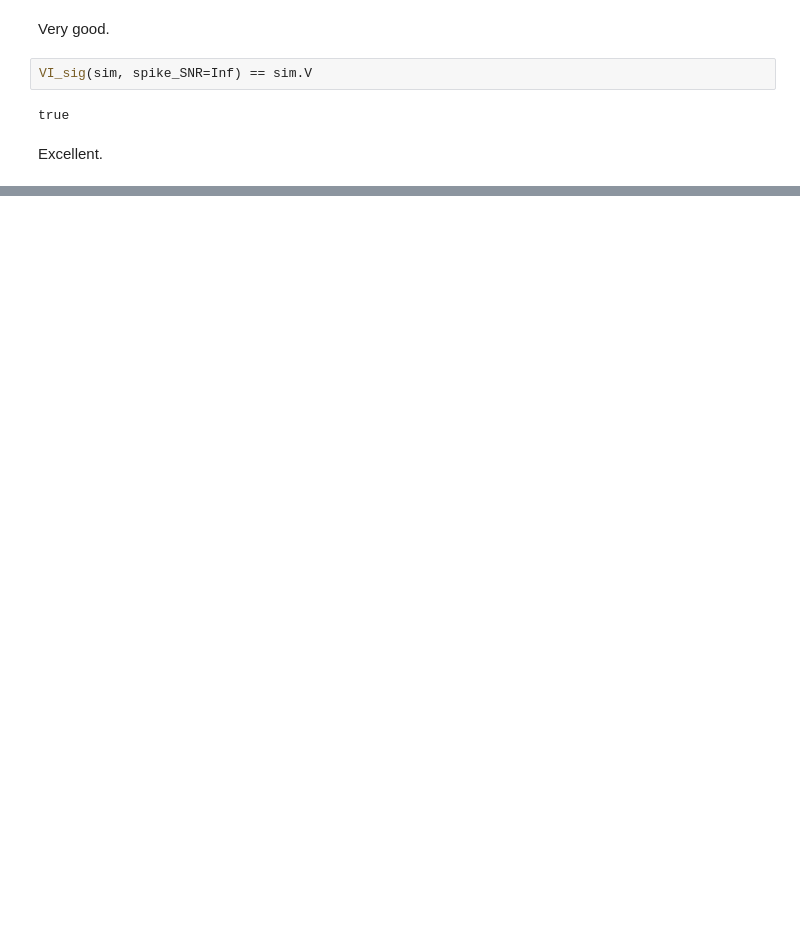
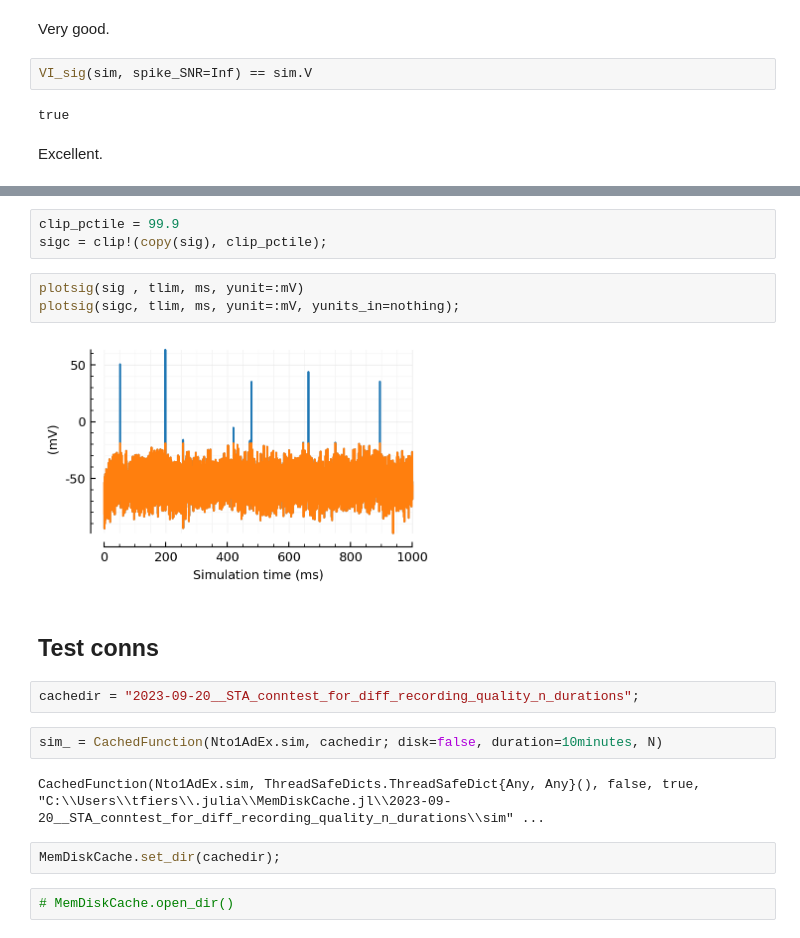
Before and after one commit to tfiers/phd, a Jupyter notebook: _sources/nb/2023-09-20__STA_conntest_for_diff_recording_quality_n_durations.ipynb, the cells around one changed output, grey strips where cells are left out. Cells and saved outputs as stored; diff of their text form; blank space fills up the shorter version.

```diff
--- a/_sources/nb/2023-09-20__STA_conntest_for_diff_recording_quality_n_durations.ipynb
+++ b/_sources/nb/2023-09-20__STA_conntest_for_diff_recording_quality_n_durations.ipynb
@@ -49,0 +93,20 @@ end
+# %%
+clip_pctile = 99.9
+sigc = clip!(copy(sig), clip_pctile);
+# %%
+plotsig(sig , tlim, ms, yunit=:mV)
+plotsig(sigc, tlim, ms, yunit=:mV, yunits_in=nothing);
+# %% [output]
+[figure, added]
+# %% [markdown]
+## Test conns
+# %%
+cachedir = "2023-09-20__STA_conntest_for_diff_recording_quality_n_durations";
+# %%
+sim_ = CachedFunction(Nto1AdEx.sim, cachedir; disk=false, duration=10minutes, N)
+# %% [output]
+CachedFunction(Nto1AdEx.sim, ThreadSafeDicts.ThreadSafeDict{Any, Any}(), false, true, "C:\\Users\\tfiers\\.julia\\MemDiskCache.jl\\2023-09-20__STA_conntest_for_diff_recording_quality_n_durations\\sim" ...
+# %%
+MemDiskCache.set_dir(cachedir);
+# %%
+# MemDiskCache.open_dir()
```
Also changed, not shown: parts of 22 cells of this notebook, 29 other files.
